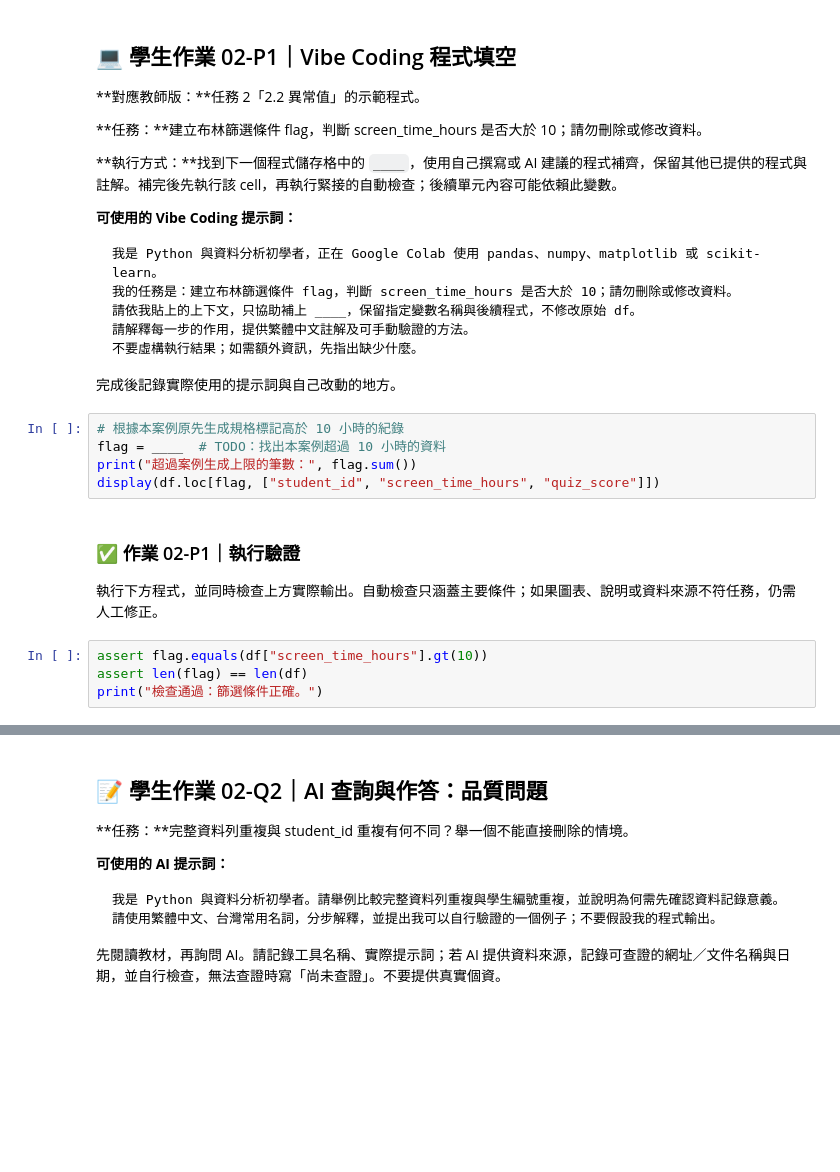
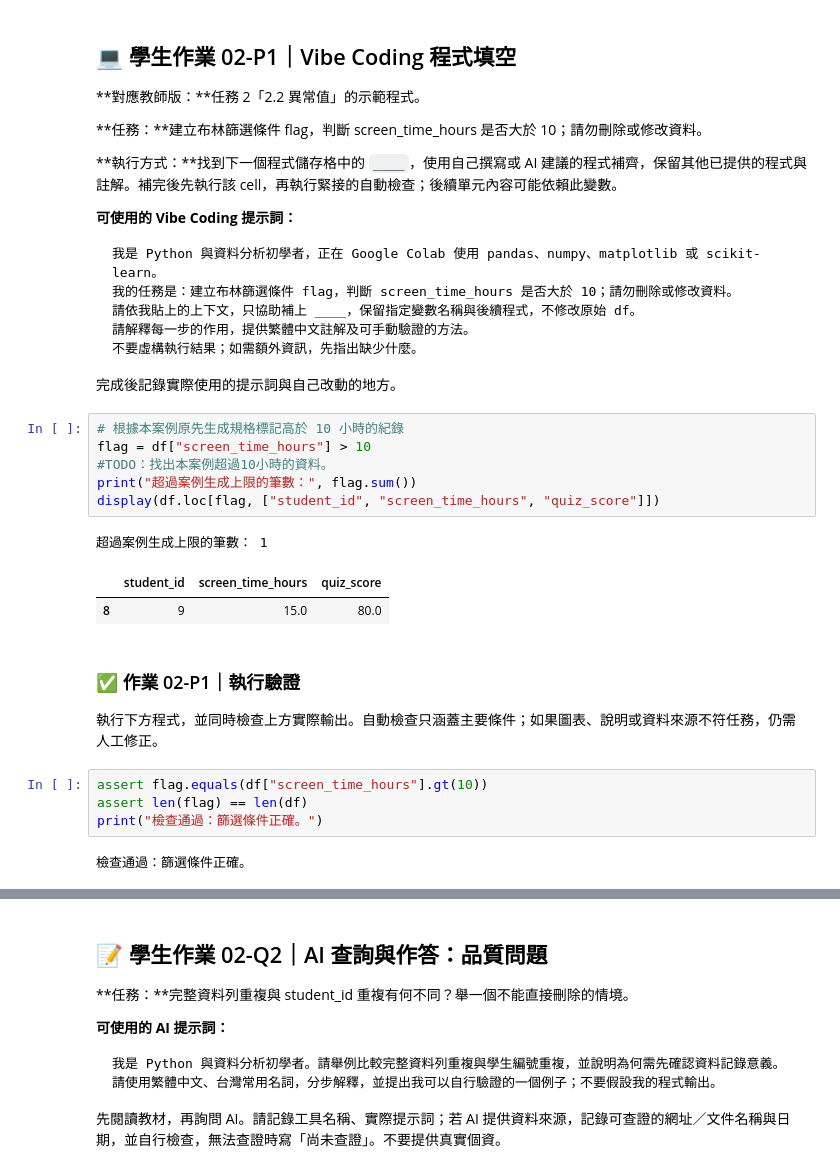
Before and after one commit to yyufish1124/c114118114-cis, a Jupyter notebook: W09/02_檢查資料品質與日期_學生版.ipynb, the cells around one changed output, grey strips where cells are left out. Cells and saved outputs as stored; diff of their text form; blank space fills up the shorter version.

```diff
--- a/W09/02_檢查資料品質與日期_學生版.ipynb
+++ b/W09/02_檢查資料品質與日期_學生版.ipynb
@@ -100,9 +136,14 @@ display(df.loc[df["sleep_hours"].isna()])
 完成後記錄實際使用的提示詞與自己改動的地方。
 # %%
 # 根據本案例原先生成規格標記高於 10 小時的紀錄
-flag = ____  # TODO：找出本案例超過 10 小時的資料
+flag = df["screen_time_hours"] > 10
+#TODO：找出本案例超過10小時的資料。
 print("超過案例生成上限的筆數：", flag.sum())
 display(df.loc[flag, ["student_id", "screen_time_hours", "quiz_score"]])
+# %% [output]
+超過案例生成上限的筆數： 1
+|  | student_id | screen_time_hours | quiz_score |
+| 8 | 9 | 15.0 | 80.0 |
 # %% [markdown]
 ### ✅ 作業 02-P1｜執行驗證
 執行下方程式，並同時檢查上方實際輸出。自動檢查只涵蓋主要條件；如果圖表、說明或資料來源不符任務，仍需人工修正。
@@ -110,5 +151,7 @@ display(df.loc[flag, ["student_id", "screen_time_hours", "quiz_score"]])
 assert flag.equals(df["screen_time_hours"].gt(10))
 assert len(flag) == len(df)
 print("檢查通過：篩選條件正確。")
+# %% [output]
+檢查通過：篩選條件正確。
 # %% [markdown]
 ### ✍️ 作業 02-P1｜我的完成紀錄
```
Also changed, not shown: parts of 7 cells of this notebook, 3 other files.
